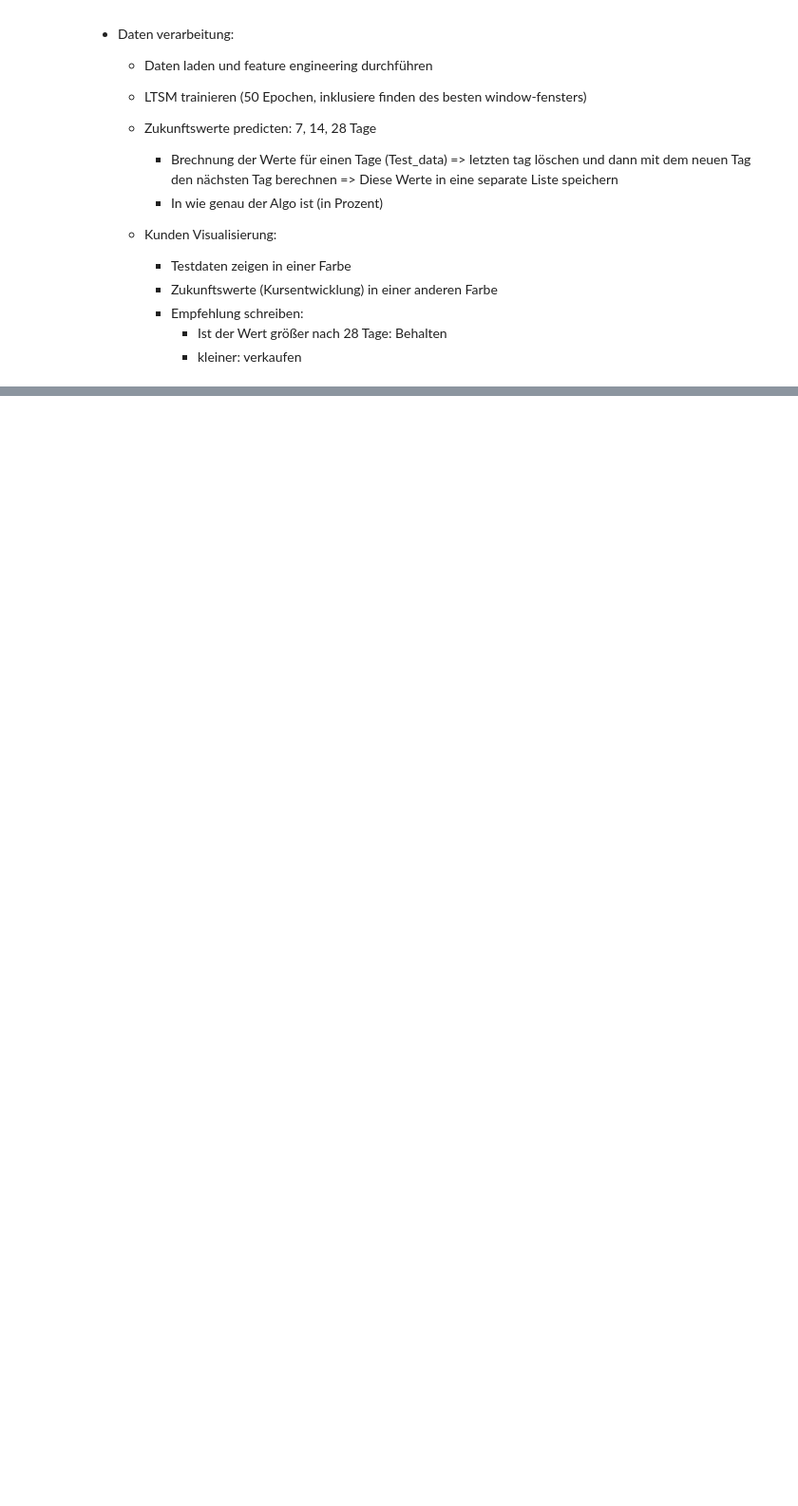
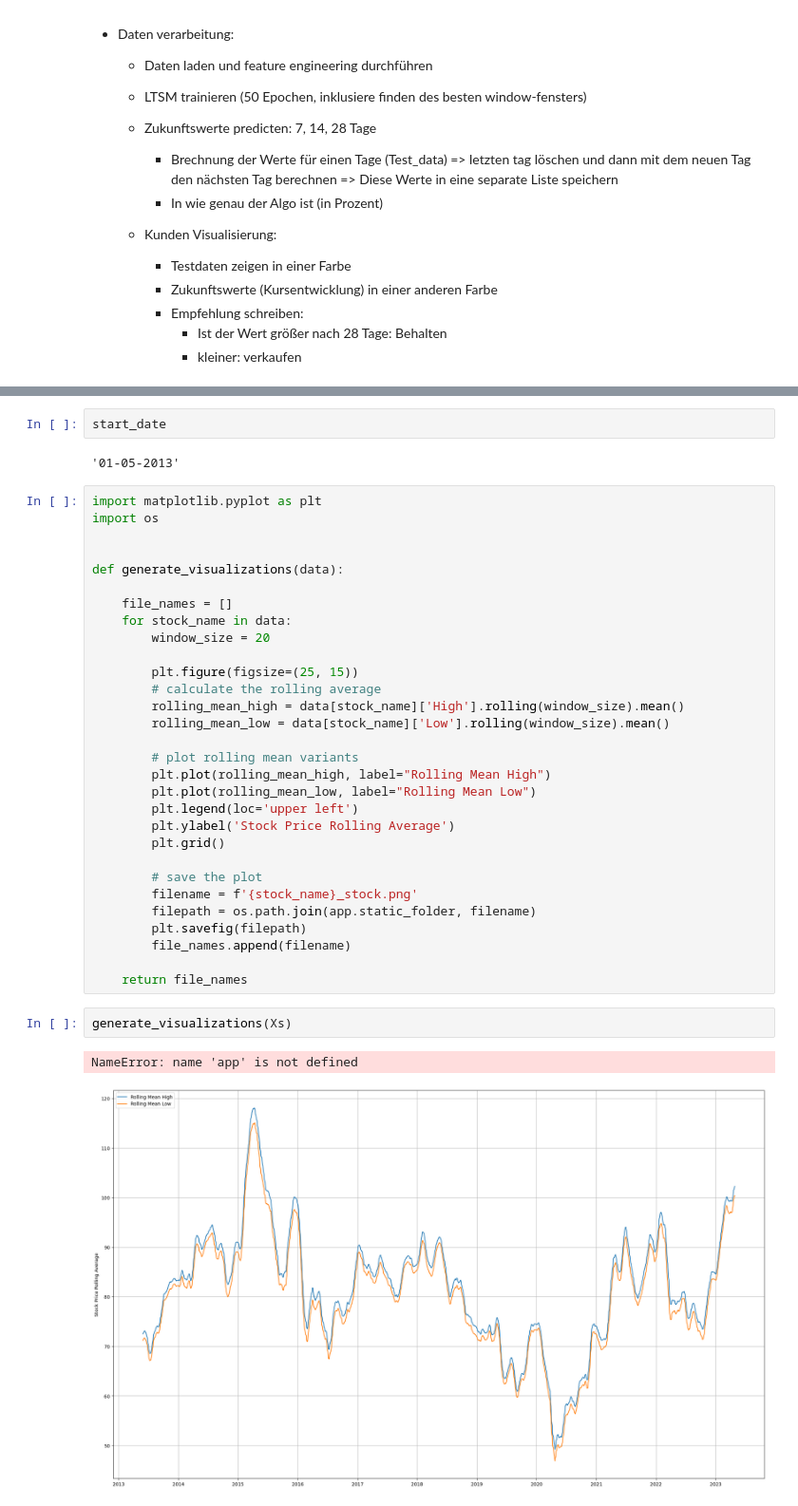
Before and after one commit to maximkiesel1/Stock_Market_Prediction, a Jupyter notebook: Modeling_Stock_Market_Prediction.ipynb, the cells around one changed output, grey strips where cells are left out. Shown at 95% size. Cells and saved outputs as stored; diff of their text form; blank space fills up the shorter version.

```diff
--- a/Modeling_Stock_Market_Prediction.ipynb
+++ b/Modeling_Stock_Market_Prediction.ipynb
@@ -710,0 +725,39 @@ Definition des Abfrageprozesses:
+# %%
+start_date
+# %% [output]
+'01-05-2013'
+# %%
+import matplotlib.pyplot as plt
+import os
+
+
+def generate_visualizations(data):
+
+    file_names = []
+    for stock_name in data:
+        window_size = 20
+
+        plt.figure(figsize=(25, 15))
+        # calculate the rolling average
+        rolling_mean_high = data[stock_name]['High'].rolling(window_size).mean()
+        rolling_mean_low = data[stock_name]['Low'].rolling(window_size).mean()
+
+        # plot rolling mean variants
+        plt.plot(rolling_mean_high, label="Rolling Mean High")
+        plt.plot(rolling_mean_low, label="Rolling Mean Low")
+        plt.legend(loc='upper left')
+        plt.ylabel('Stock Price Rolling Average')
+        plt.grid()
+
+        # save the plot
+        filename = f'{stock_name}_stock.png'
+        filepath = os.path.join(app.static_folder, filename)
+        plt.savefig(filepath)
+        file_names.append(filename)
+
+    return file_names
+# %%
+generate_visualizations(Xs)
+# %% [output]
+NameError: name 'app' is not defined
+[figure, added]
```
Also changed, not shown: parts of 4 cells of this notebook, 8 other files.
